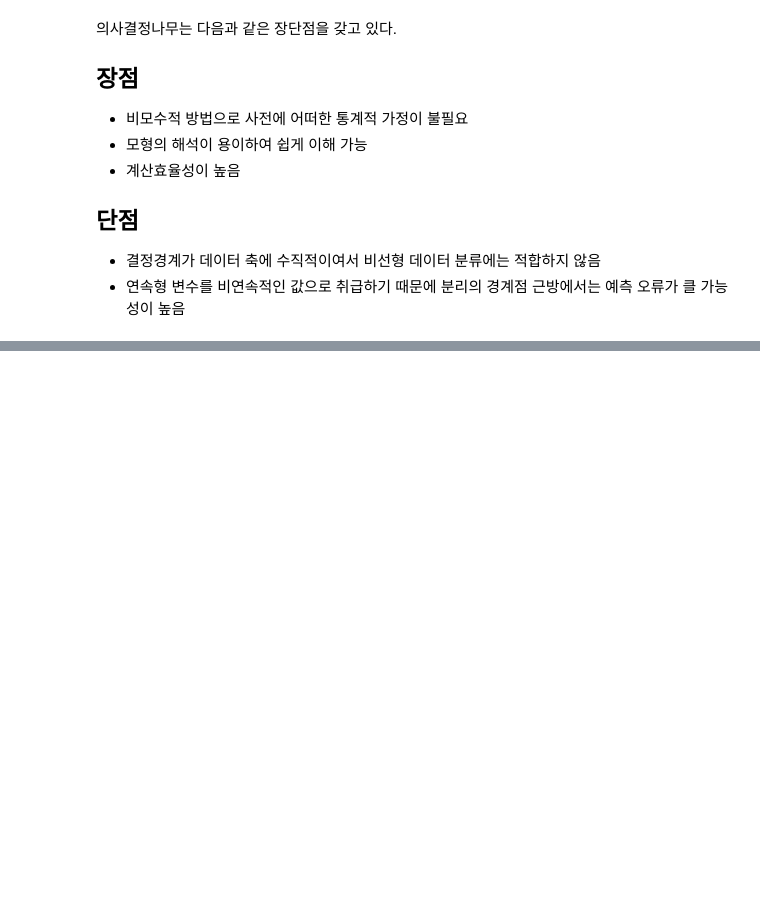
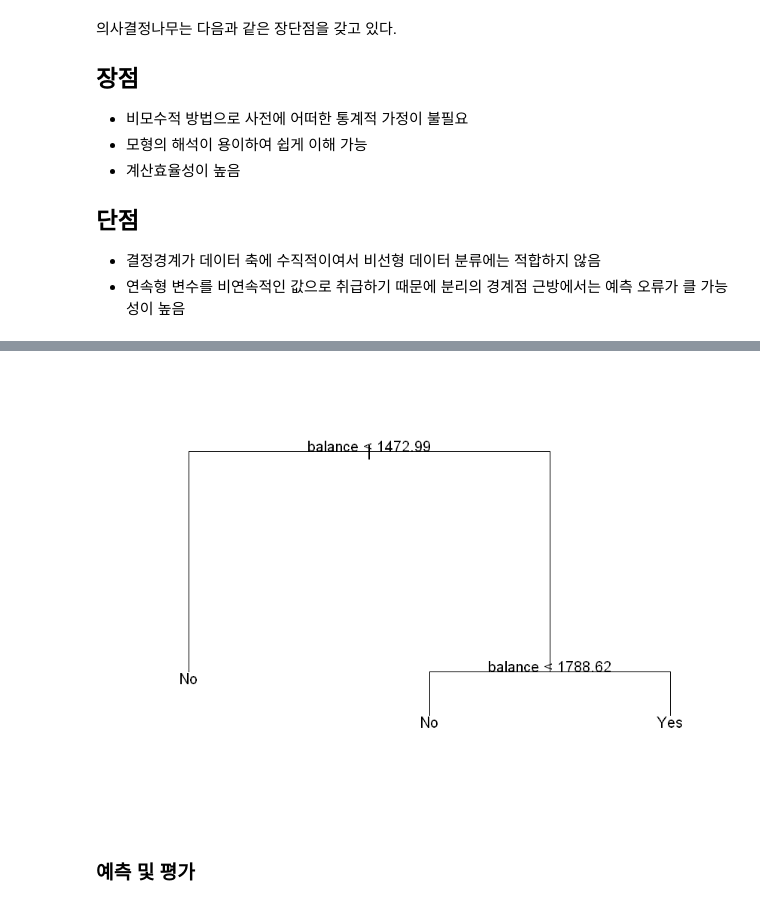
Before and after one commit to rymyung/Machine-Learning, a Jupyter notebook: Decision Tree.ipynb, the cells around one changed output, grey strips where cells are left out. Saved outputs shown, nothing was run; the diff lists cells and outputs as text; code cells hidden in the pictures; blank space fills up the shorter version.

```diff
--- a/Decision Tree.ipynb
+++ b/Decision Tree.ipynb
@@ -97,0 +141,9 @@ df %>% gather(key = "type", value = "Impurity", -p) %>%
+# %%
+prune.tree <- prune.misclass(tree.fit, best = 3)
+# %%
+plot(prune.tree)
+text(prune.tree, pretty = 0)
+# %% [output]
+[figure, added]
+# %% [markdown]
+### 예측 및 평가
```
Also changed, not shown: parts of 39 cells of this notebook.
